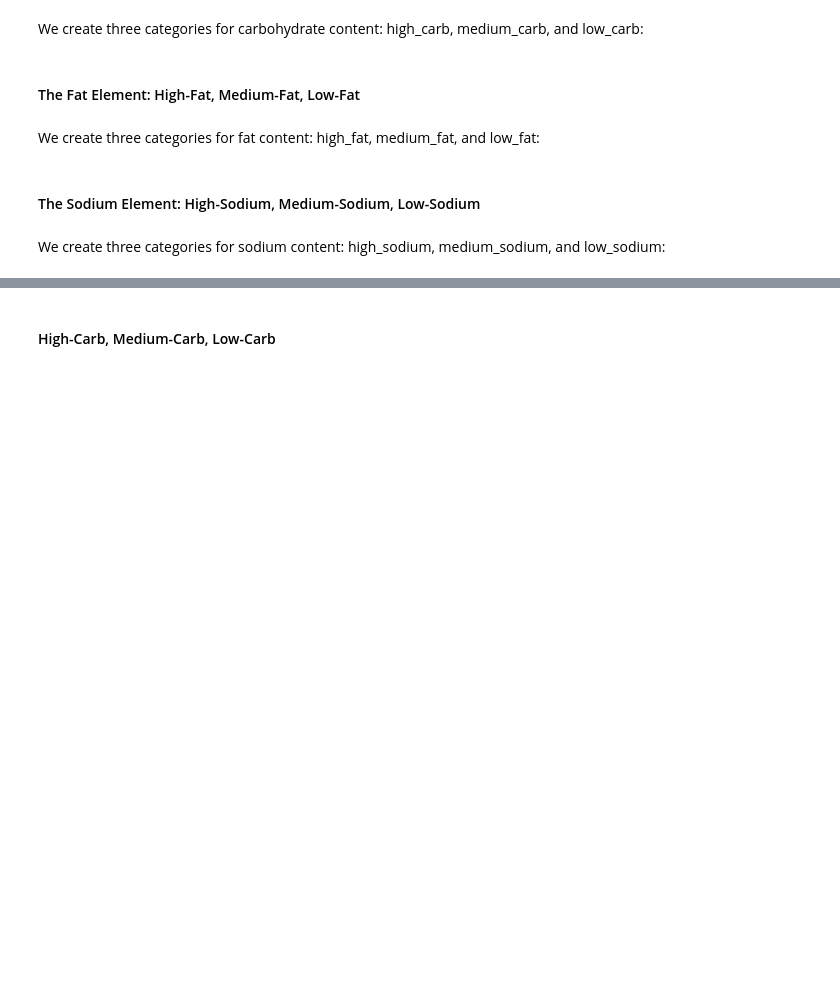
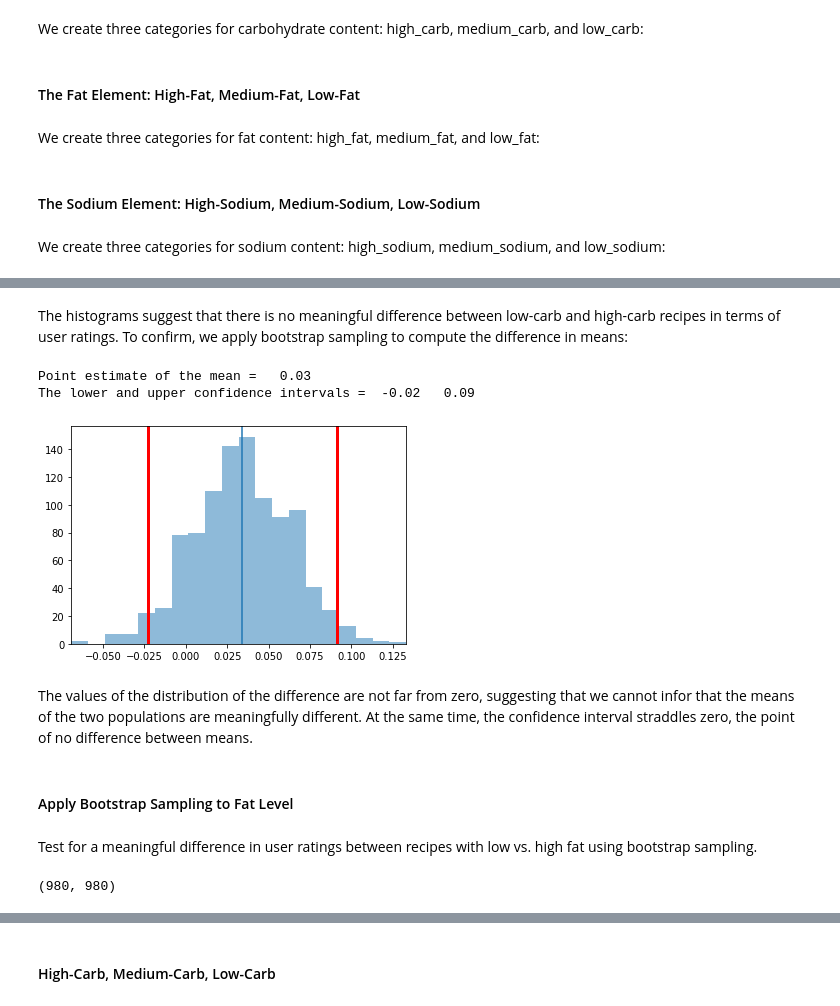
Before and after one commit to pelorenz/data-science-410, a Jupyter notebook: PeterLorenz-M02.ipynb, the cells around one changed output, grey strips where cells are left out. Cells and saved outputs as stored; diff of their text form; code cells hidden in the pictures; blank space fills up the shorter version.

```diff
--- a/PeterLorenz-M02.ipynb
+++ b/PeterLorenz-M02.ipynb
@@ -269,0 +338,31 @@ recipes['sodium_level'] = sodium_level
+# %% [markdown]
+The histograms suggest that there is no meaningful difference between low-carb and high-carb recipes in terms of user ratings. To confirm, we apply bootstrap sampling to compute the difference in means:
+# %%
+diffs = []
+n_replicas=1000
+for i in range(n_replicas):
+    sample = recipes.sample(frac=1.0, replace=True)
+    low_carb_sample_mean = sample[sample.carb_level == 'low_carb'].mean_rating.mean()
+    high_carb_sample_mean = sample[sample.carb_level == 'high_carb'].mean_rating.mean()
+    diffs.append(low_carb_sample_mean - high_carb_sample_mean)
+diffs = pd.Series(diffs)
+
+plot_hist(diffs, diffs.min(), diffs.max())
+# %% [output]
+Point estimate of the mean =   0.03
+The lower and upper confidence intervals =  -0.02   0.09
+[figure, added]
+# %% [markdown]
+The values of the distribution of the difference are not far from zero, suggesting that we cannot infor that the means of the two populations are meaningfully different. At the same time, the confidence interval straddles zero, the point of no difference between means.
+# %% [markdown]
+#### Apply Bootstrap Sampling to Fat Level
+# %% [markdown]
+Test for a meaningful difference in user ratings between recipes with low vs. high fat using bootstrap sampling.
+# %%
+# Extract groups
+low_fat = recipes[recipes.fat_level == 'low_fat']
+high_fat = recipes[recipes.fat_level == 'high_fat']
+
+len(low_fat), len(high_fat)
+# %% [output]
+(980, 980)
```
Also changed, not shown: parts of 25 cells of this notebook.
